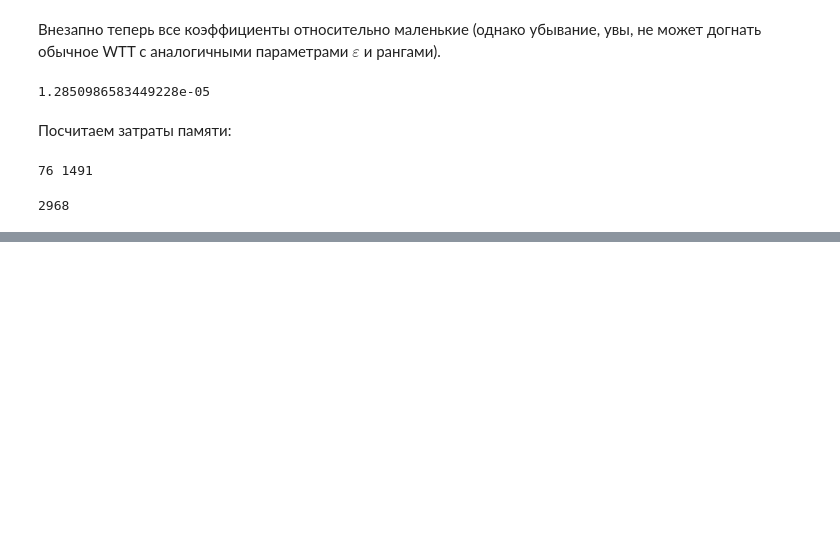
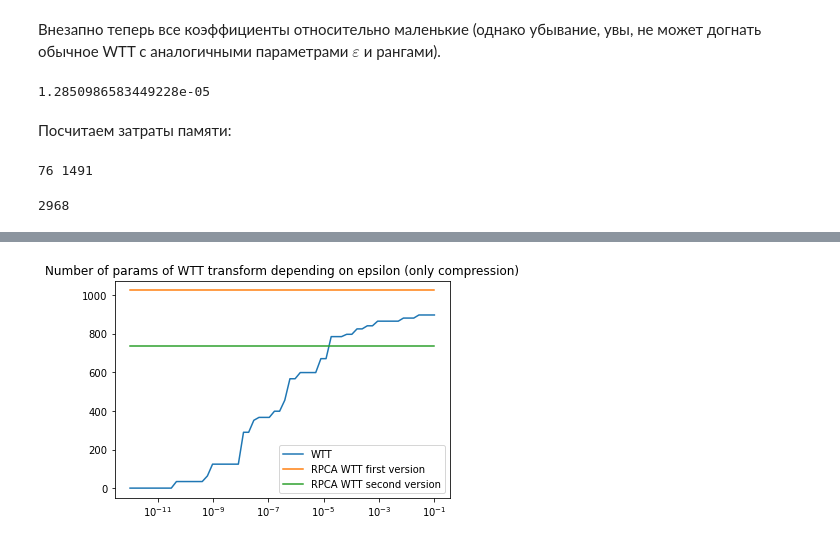
Before and after one commit to d1kolyadin/AMI_diploma, a Jupyter notebook: wtt-rpca-3.ipynb, the cells around one changed output, grey strips where cells are left out. Cells and saved outputs as stored; diff of their text form; code cells hidden in the pictures; blank space fills up the shorter version.

```diff
--- a/wtt-rpca-3.ipynb
+++ b/wtt-rpca-3.ipynb
@@ -839,0 +960,10 @@ plt.show()
+# %%
+plt.plot(epsilons, params_num_wtt_com, label='WTT')
+plt.plot(epsilons, params_num_wttrpca1_com, label='RPCA WTT first version')
+plt.plot(epsilons, params_num_wttrpca2_com, label='RPCA WTT second version')
+plt.xscale('log')
+plt.title("Number of params of WTT transform depending on epsilon (only compression)")
+plt.legend()
+plt.show()
+# %% [output]
+[figure, added]
```
Also changed, not shown: parts of 14 cells of this notebook.
